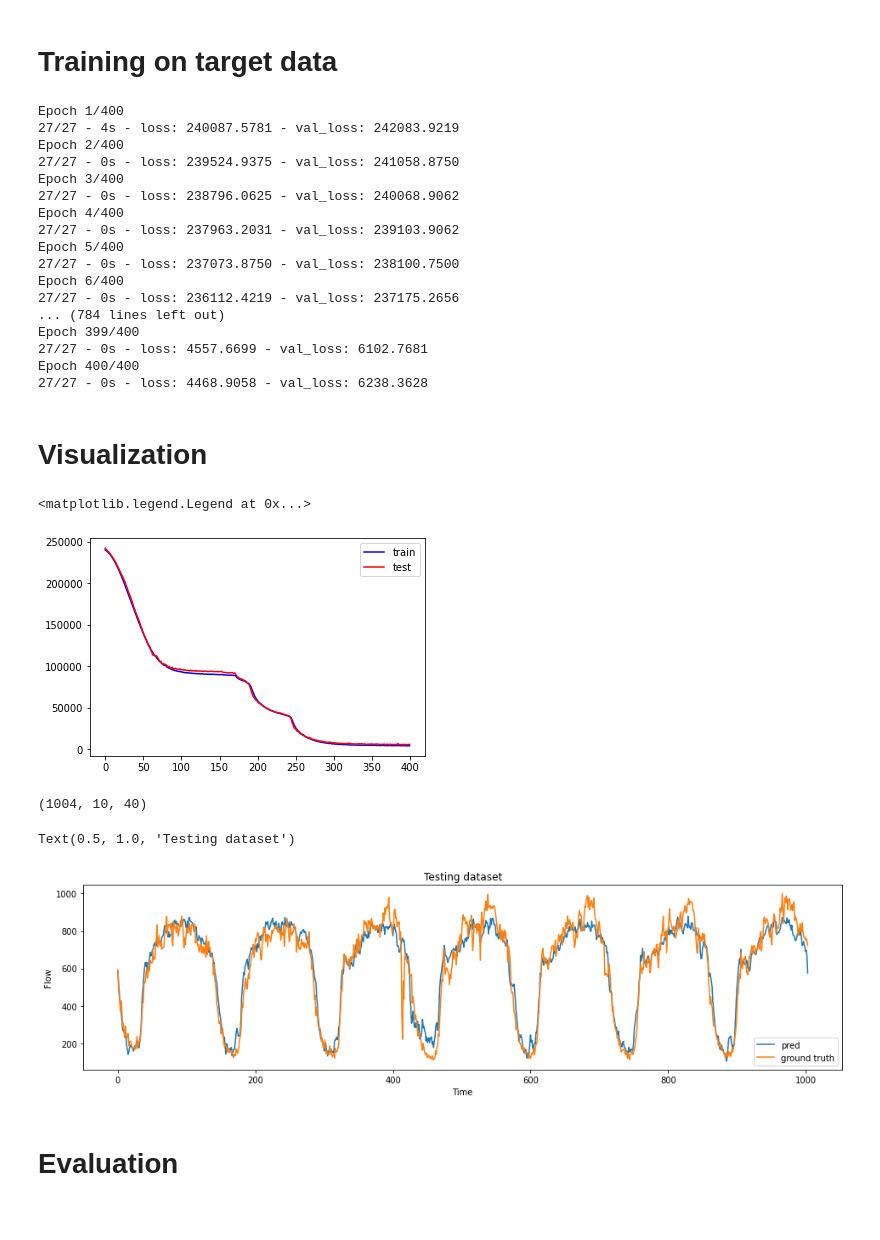
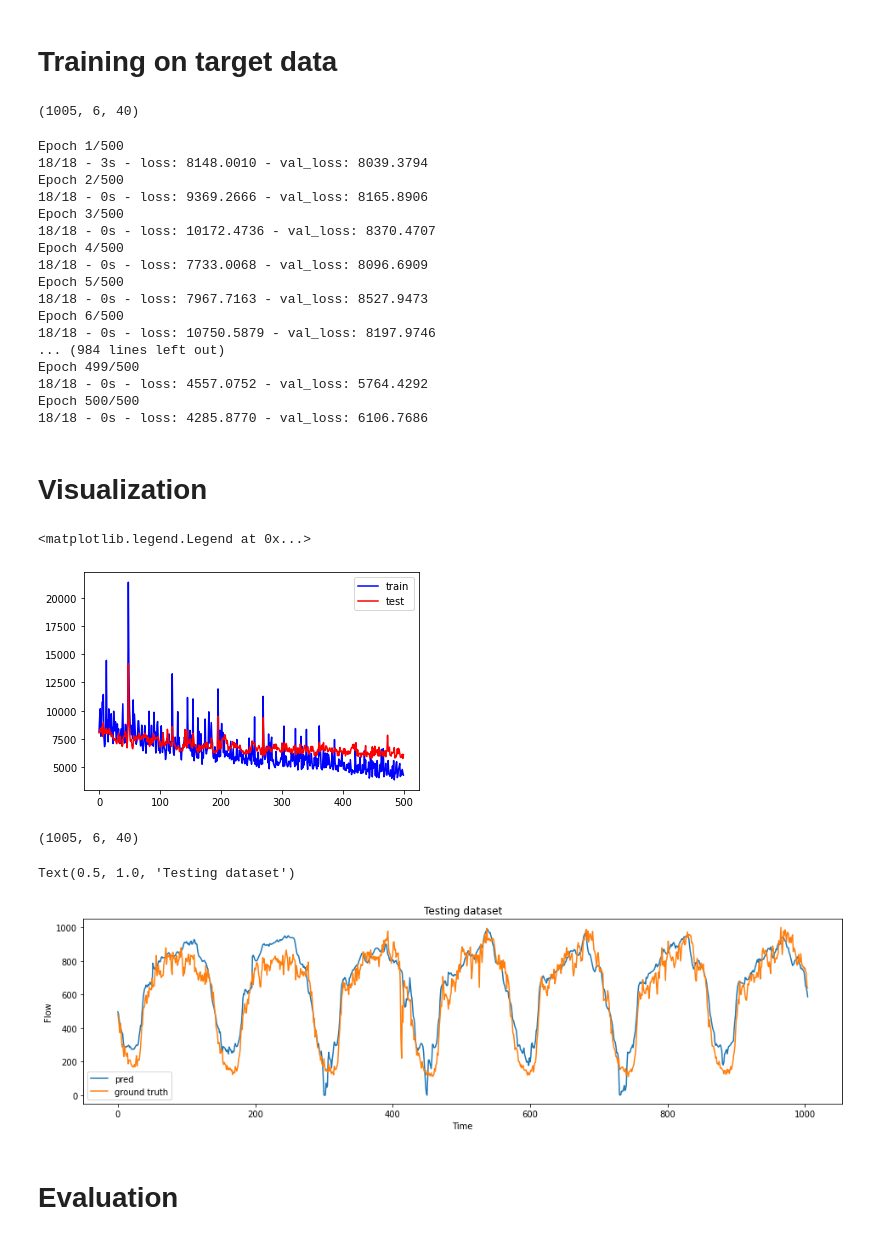
Before and after one commit to HaTT2018/NET_louvain_DAN, a Jupyter notebook: learning_DAN/base_LSTM_keras.ipynb, the cells around one changed output. Saved outputs shown, nothing was run; the diff lists cells and outputs as text; code cells hidden in the pictures.

```diff
--- a/learning_DAN/base_LSTM_keras.ipynb
+++ b/learning_DAN/base_LSTM_keras.ipynb
@@ -66,9 +66,11 @@ def sliding_window(data, window_size, pred_samp, prop):
     return train_data_out, train_label_out, val_data_out, val_label_out
 # %%
 window_size = 10
-pred_samp = 10
+pred_samp = 6
 
 train_X, train_y, test_X, test_y = sliding_window(flow, window_size, pred_samp, 24/31)
+train_X = train_X[-288:, :, :]
+train_y = train_y[-288:, :, :]
 # %%
 print(train_X.shape)
 print(train_y.shape)
@@ -98,34 +100,38 @@ model = keras.models.Sequential()
 # out shape: [window_size, hid_dim]
 model.add(keras.layers.BatchNormalization())
 model.add(keras.layers.LSTM(units=hid_dim, return_sequences=True))
-# model.add(keras.layers.Flatten())
+model.add(keras.layers.LSTM(units=hid_dim, return_sequences=True))
+model.add(keras.layers.LSTM(units=hid_dim))
+model.add(keras.layers.RepeatVector(pred_samp))
 model.add(keras.layers.BatchNormalization())
-# model.add(keras.layers.Dense(64, activation='relu'))
-# model.add(keras.layers.Dense(32, activation='relu'))
 model.add(keras.layers.Dense(num_det, activation='relu'))
 # %% [markdown]
 # Training on target data
+# %%
+test_y.shape
+# %% [output]
+(1005, 6, 40)
 # %%
 model.compile(loss='mse', optimizer='adam')
-history = model.fit(train_X, train_y, epochs=400, batch_size=128, validation_data=(test_X, test_y), verbose=2, shuffle=True)
+history = model.fit(train_X, train_y, epochs=500, batch_size=16, validation_data=(test_X, test_y), verbose=2, shuffle=True)
 # %% [output]
-Epoch 1/400
-27/27 - 4s - loss: 240087.5781 - val_loss: 242083.9219
-Epoch 2/400
-27/27 - 0s - loss: 239524.9375 - val_loss: 241058.8750
-Epoch 3/400
-27/27 - 0s - loss: 238796.0625 - val_loss: 240068.9062
-Epoch 4/400
-27/27 - 0s - loss: 237963.2031 - val_loss: 239103.9062
-Epoch 5/400
-27/27 - 0s - loss: 237073.8750 - val_loss: 238100.7500
-Epoch 6/400
-27/27 - 0s - loss: 236112.4219 - val_loss: 237175.2656
-... (784 lines left out)
-Epoch 399/400
-27/27 - 0s - loss: 4557.6699 - val_loss: 6102.7681
-Epoch 400/400
-27/27 - 0s - loss: 4468.9058 - val_loss: 6238.3628
+Epoch 1/500
+18/18 - 3s - loss: 8148.0010 - val_loss: 8039.3794
+Epoch 2/500
+18/18 - 0s - loss: 9369.2666 - val_loss: 8165.8906
+Epoch 3/500
+18/18 - 0s - loss: 10172.4736 - val_loss: 8370.4707
+Epoch 4/500
+18/18 - 0s - loss: 7733.0068 - val_loss: 8096.6909
+Epoch 5/500
+18/18 - 0s - loss: 7967.7163 - val_loss: 8527.9473
+Epoch 6/500
+18/18 - 0s - loss: 10750.5879 - val_loss: 8197.9746
+... (984 lines left out)
+Epoch 499/500
+18/18 - 0s - loss: 4557.0752 - val_loss: 5764.4292
+Epoch 500/500
+18/18 - 0s - loss: 4285.8770 - val_loss: 6106.7686
 # %% [markdown]
 # Visualization
 # %%
@@ -134,27 +140,27 @@ p2 = plt.plot(history.history['val_loss'], color='red',label='test')
 plt.legend()
 # %% [output]
 <matplotlib.legend.Legend at 0x...>
-[figure, old version]
+[figure, new version]
 # %%
 yhat = model.predict(test_X)
 # %%
 test_y.shape
 # %% [output]
-(1004, 10, 40)
+(1005, 6, 40)
 # %%
-n_step_ahead = 3
+n_step_ahead = 1
 det = 0
 
 plt.figure(figsize=[16,4])
 plt.plot(yhat[:, n_step_ahead, det], label='pred')
 plt.plot(test_y[:, n_step_ahead, det], label='ground truth')
 plt.legend()
-plt.xlabel('Time')  # time gran: 15 min
+plt.xlabel('Time')  # time gran: 10 min
 plt.ylabel('Flow')
 plt.title('Testing dataset')
 # %% [output]
 Text(0.5, 1.0, 'Testing dataset')
-[figure, old version]
+[figure, new version]
 # %% [markdown]
 # Evaluation
 # %%
```
Also changed, not shown: parts of 4 cells of this notebook.
